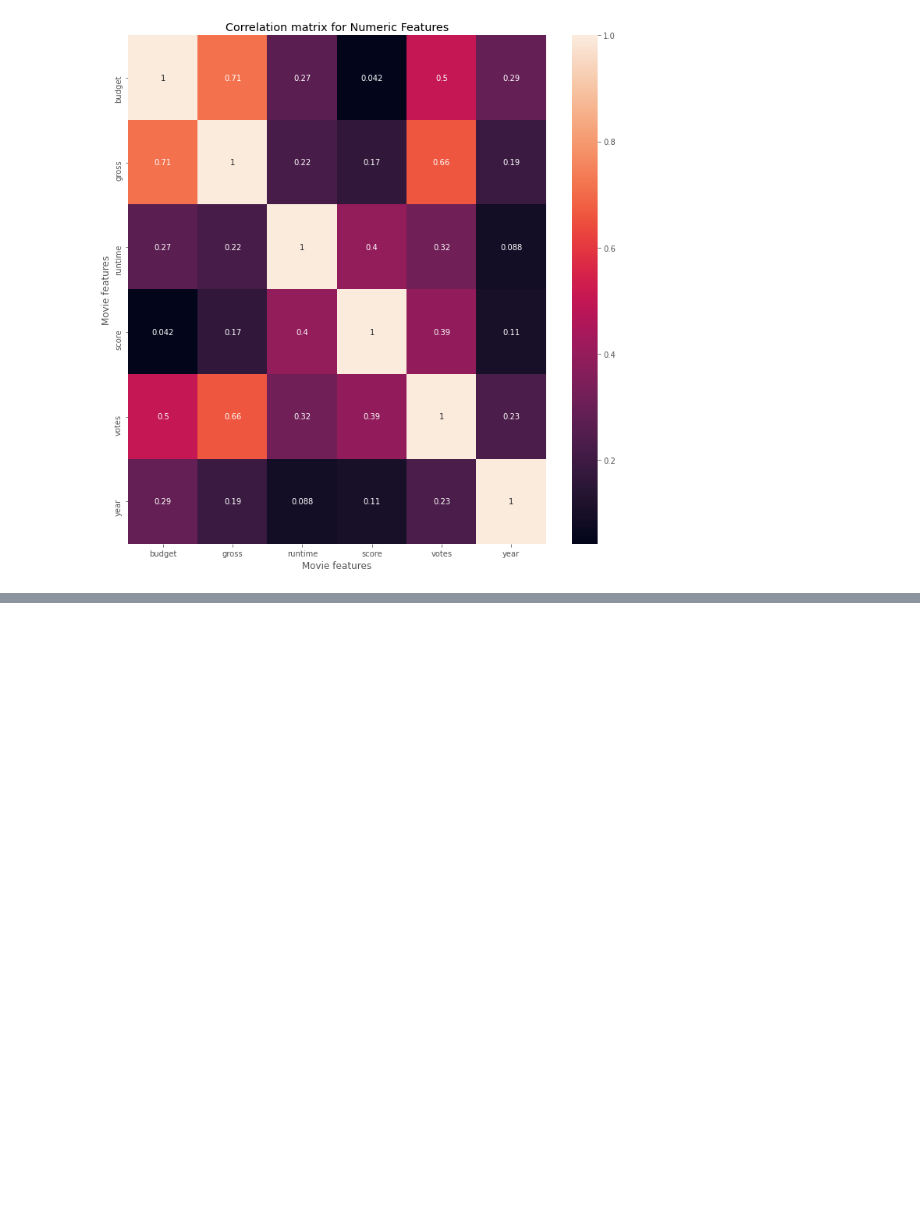
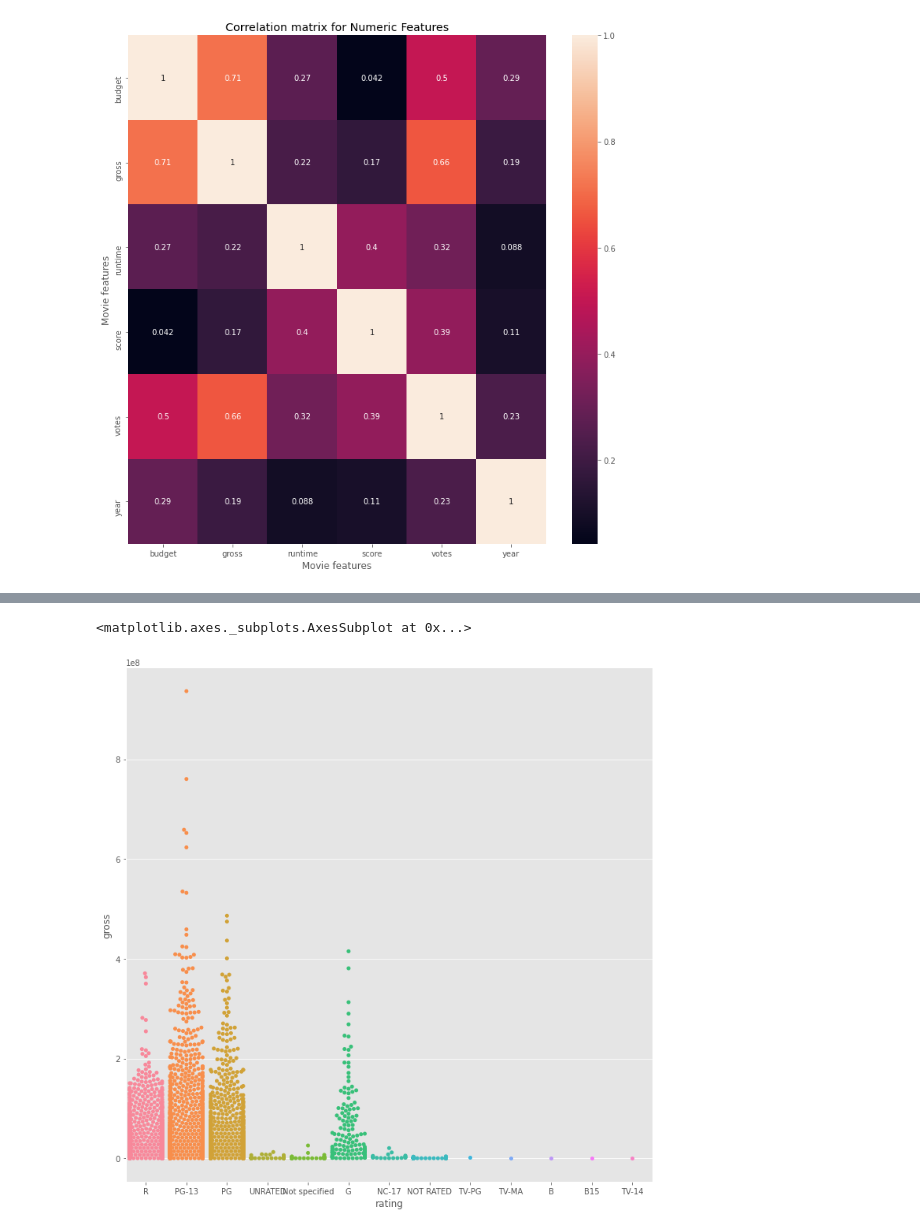
Before and after one commit to luanchezan/DataAnalystPortfolio, a Jupyter notebook: Movie_correlation_project.ipynb, the cells around one changed output, grey strips where cells are left out. Saved outputs shown, nothing was run; the diff lists cells and outputs as text; code cells hidden in the pictures; blank space fills up the shorter version.

```diff
--- a/Movie_correlation_project.ipynb
+++ b/Movie_correlation_project.ipynb
@@ -242,0 +382,7 @@ df.apply(lambda x: x.factorize()[0]).corr(method='pearson')
+# %%
+#Ploting the rating vs gross
+#This will allow us to understand what audience do normally pays more
+sns.swarmplot(x="rating", y="gross", data=df)
+# %% [output]
+<matplotlib.axes._subplots.AxesSubplot at 0x...>
+[figure, added]
```
Also changed, not shown: parts of 12 cells of this notebook.
